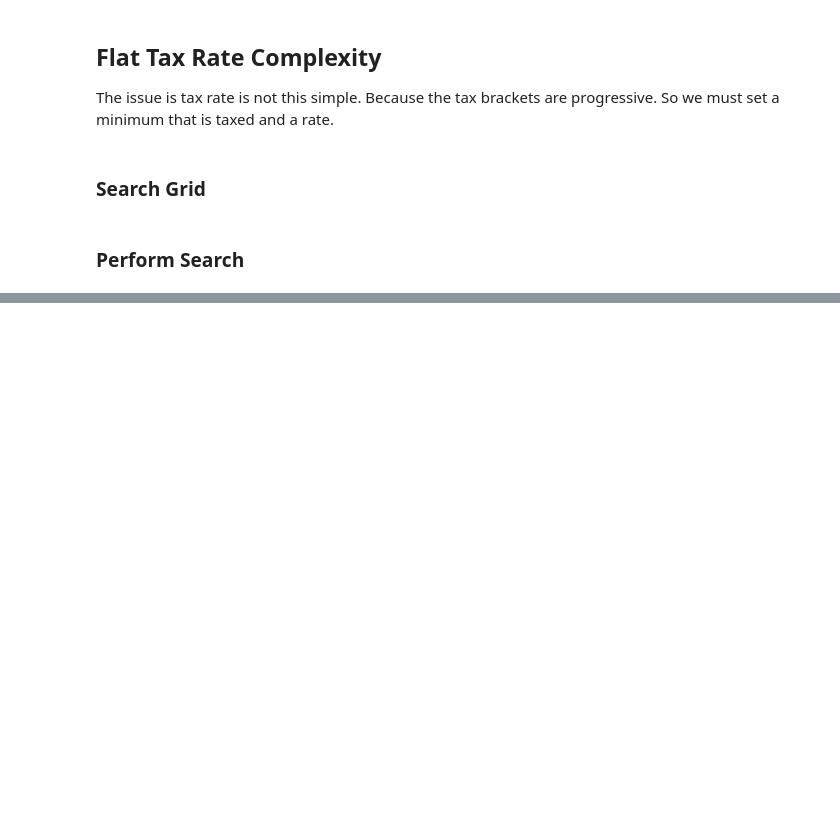
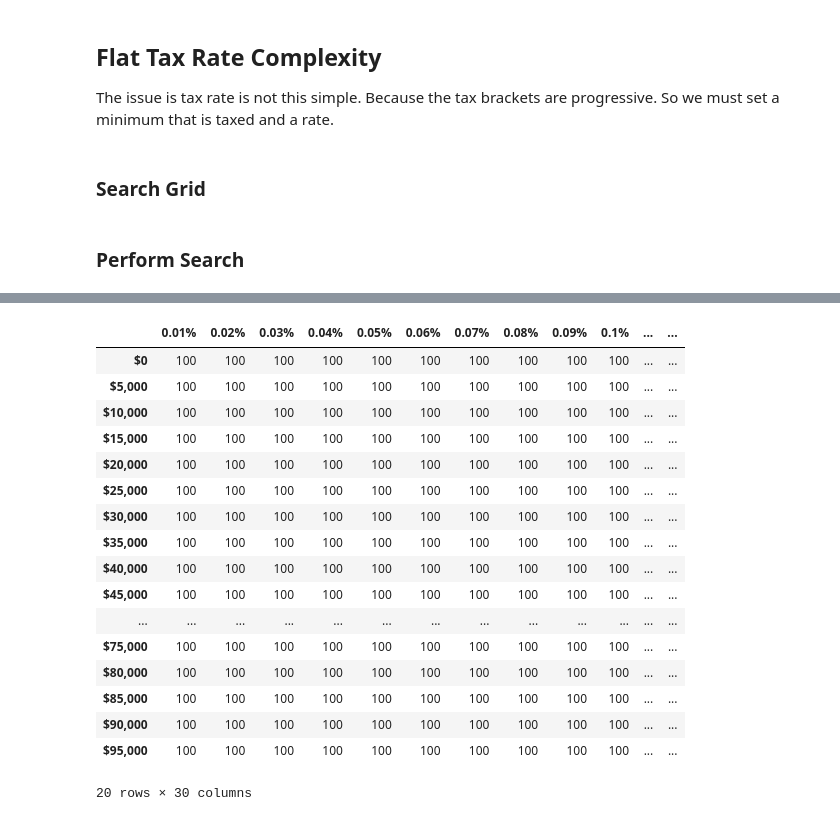
Before and after one commit to SellersEvan/flat-tax-implementation, a Jupyter notebook: FlatTaxRate.ipynb, the cells around one changed output, grey strips where cells are left out. Saved outputs shown, nothing was run; the diff lists cells and outputs as text; code cells hidden in the pictures; blank space fills up the shorter version.

```diff
--- a/FlatTaxRate.ipynb
+++ b/FlatTaxRate.ipynb
@@ -190,0 +192,21 @@ for indexTaxRate in range(len(TAX_RATE)):
+# %%
+grid
+# %% [output]
+|  | 0.01% | 0.02% | 0.03% | 0.04% | 0.05% | 0.06% | 0.07% | 0.08% | 0.09% | 0.1% | ... | ... |
+| $0 | 100 | 100 | 100 | 100 | 100 | 100 | 100 | 100 | 100 | 100 | ... | ... |
+| $5,000 | 100 | 100 | 100 | 100 | 100 | 100 | 100 | 100 | 100 | 100 | ... | ... |
+| $10,000 | 100 | 100 | 100 | 100 | 100 | 100 | 100 | 100 | 100 | 100 | ... | ... |
+| $15,000 | 100 | 100 | 100 | 100 | 100 | 100 | 100 | 100 | 100 | 100 | ... | ... |
+| $20,000 | 100 | 100 | 100 | 100 | 100 | 100 | 100 | 100 | 100 | 100 | ... | ... |
+| $25,000 | 100 | 100 | 100 | 100 | 100 | 100 | 100 | 100 | 100 | 100 | ... | ... |
+| $30,000 | 100 | 100 | 100 | 100 | 100 | 100 | 100 | 100 | 100 | 100 | ... | ... |
+| $35,000 | 100 | 100 | 100 | 100 | 100 | 100 | 100 | 100 | 100 | 100 | ... | ... |
+| $40,000 | 100 | 100 | 100 | 100 | 100 | 100 | 100 | 100 | 100 | 100 | ... | ... |
+| $45,000 | 100 | 100 | 100 | 100 | 100 | 100 | 100 | 100 | 100 | 100 | ... | ... |
+| ... | ... | ... | ... | ... | ... | ... | ... | ... | ... | ... | ... | ... |
+| $75,000 | 100 | 100 | 100 | 100 | 100 | 100 | 100 | 100 | 100 | 100 | ... | ... |
+| $80,000 | 100 | 100 | 100 | 100 | 100 | 100 | 100 | 100 | 100 | 100 | ... | ... |
+| $85,000 | 100 | 100 | 100 | 100 | 100 | 100 | 100 | 100 | 100 | 100 | ... | ... |
+| $90,000 | 100 | 100 | 100 | 100 | 100 | 100 | 100 | 100 | 100 | 100 | ... | ... |
+| $95,000 | 100 | 100 | 100 | 100 | 100 | 100 | 100 | 100 | 100 | 100 | ... | ... |
+20 rows × 30 columns
```
Also changed, not shown: parts of 14 cells of this notebook, 1 other file.
